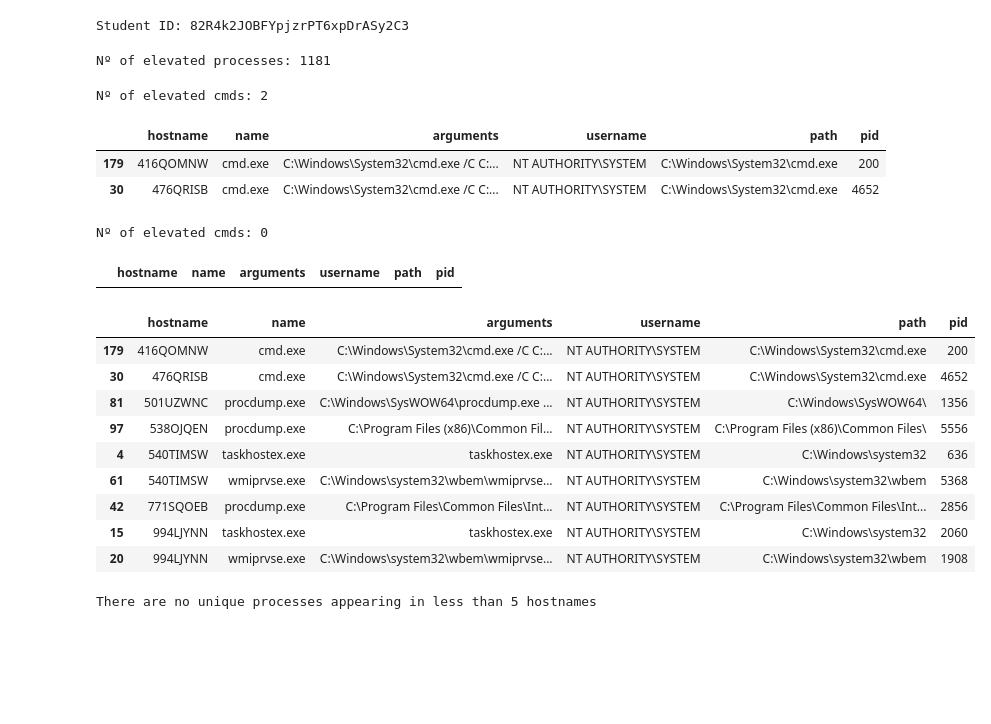
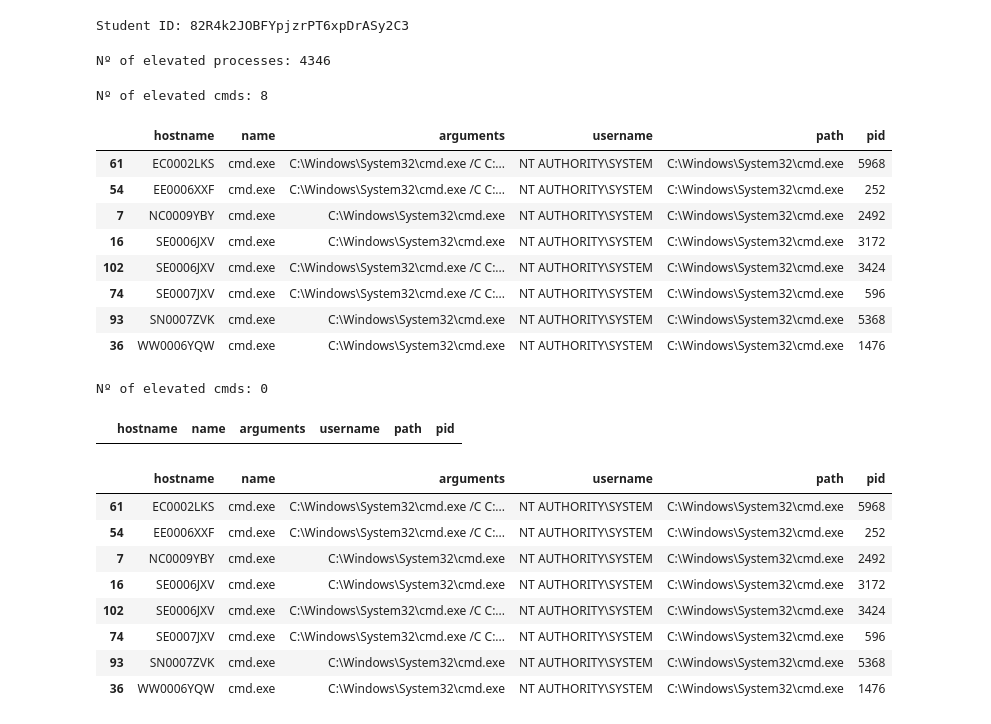
Before and after one commit to ValentinAvram/mosse_institute, a Jupyter notebook: Threat Hunting/hunt_PowerShell.ipynb, the cells around one changed output. Drawn from its saved outputs; the diff is of its cells as text; code cells hidden in the pictures; blank space fills up the shorter version.

```diff
--- a/Threat Hunting/hunt_PowerShell.ipynb
+++ b/Threat Hunting/hunt_PowerShell.ipynb
@@ -6,7 +6,7 @@ from IPython.display import display
 #dataset_1 = pq.ParquetDataset('dataset-1/w32processes')
 #dataset_2 = pq.ParquetDataset('dataset-2/w32processes')
 #dataset_3 = pq.ParquetDataset('dataset-3/w32processes')
-dataset_4 = pq.ParquetDataset('dataset-1/w32processes')
+dataset_4 = pq.ParquetDataset('../dataset-4/w32processes')
 
 #table_1 = dataset_1.read()
 #table_2 = dataset_2.read()
@@ -34,7 +34,7 @@ Student ID: 82R4k2JOBFYpjzrPT6xpDrASy2C3
 n_elevated_processes = df[df['username'].str.contains('NT AUTHORITY')]
 print('Nº of elevated processes: ' + str(len(n_elevated_processes)))
 # %% [output]
-Nº of elevated processes: 1181
+Nº of elevated processes: 4346
 # %%
 # Elevated powershell / cmd processes:
 elevated_consoles = n_elevated_processes[n_elevated_processes['name'].str.contains('cmd')]
@@ -42,10 +42,16 @@ print('Nº of elevated cmds: ' + str(len(elevated_consoles)))
 
 display(elevated_consoles)
 # %% [output]
-Nº of elevated cmds: 2
+Nº of elevated cmds: 8
 |  | hostname | name | arguments | username | path | pid |
-| 179 | 416QOMNW | cmd.exe | C:\Windows\System32\cmd.exe /C C:... | NT AUTHORITY\SYSTEM | C:\Windows\System32\cmd.exe | 200 |
-| 30 | 476QRISB | cmd.exe | C:\Windows\System32\cmd.exe /C C:... | NT AUTHORITY\SYSTEM | C:\Windows\System32\cmd.exe | 4652 |
+| 61 | EC0002LKS | cmd.exe | C:\Windows\System32\cmd.exe /C C:... | NT AUTHORITY\SYSTEM | C:\Windows\System32\cmd.exe | 5968 |
+| 54 | EE0006XXF | cmd.exe | C:\Windows\System32\cmd.exe /C C:... | NT AUTHORITY\SYSTEM | C:\Windows\System32\cmd.exe | 252 |
+| 7 | NC0009YBY | cmd.exe | C:\Windows\System32\cmd.exe | NT AUTHORITY\SYSTEM | C:\Windows\System32\cmd.exe | 2492 |
+| 16 | SE0006JXV | cmd.exe | C:\Windows\System32\cmd.exe | NT AUTHORITY\SYSTEM | C:\Windows\System32\cmd.exe | 3172 |
+| 102 | SE0006JXV | cmd.exe | C:\Windows\System32\cmd.exe /C C:... | NT AUTHORITY\SYSTEM | C:\Windows\System32\cmd.exe | 3424 |
+| 74 | SE0007JXV | cmd.exe | C:\Windows\System32\cmd.exe /C C:... | NT AUTHORITY\SYSTEM | C:\Windows\System32\cmd.exe | 596 |
+| 93 | SN0007ZVK | cmd.exe | C:\Windows\System32\cmd.exe | NT AUTHORITY\SYSTEM | C:\Windows\System32\cmd.exe | 5368 |
+| 36 | WW0006YQW | cmd.exe | C:\Windows\System32\cmd.exe | NT AUTHORITY\SYSTEM | C:\Windows\System32\cmd.exe | 1476 |
 # %%
 elevated_consoles = n_elevated_processes[n_elevated_processes['name'].str.contains('powershell')]
 print('Nº of elevated cmds: ' + str(len(elevated_consoles)))
@@ -55,26 +61,24 @@ display(elevated_consoles)
 Nº of elevated cmds: 0
 |  | hostname | name | arguments | username | path | pid |
 # %%
-# Count on how many different hostnames appears each process
-host_count = n_elevated_processes.groupby('name')['hostname'].nunique()
+elevated = df[df['username'].str.upper().str.contains('SYSTEM|NT AUTHORITY')]
 
-# Rare processes, less than 5 hosts
-rare_procs = host_count[host_count < 5].index.tolist()
-rare_elevated = n_elevated_processes[n_elevated_processes['name'].isin(rare_procs)]
+
+host_count = elevated.groupby('name')['hostname'].nunique()
+
+# Less than 10 hosts
+rare_procs = host_count[host_count < 10].index.tolist()
+rare_elevated = elevated[elevated['name'].isin(rare_procs)]
 
 display(rare_elevated)
-
-print('There are no unique processes appearing in less than 5 hostnames')
 # %% [output]
 |  | hostname | name | arguments | username | path | pid |
-| 179 | 416QOMNW | cmd.exe | C:\Windows\System32\cmd.exe /C C:... | NT AUTHORITY\SYSTEM | C:\Windows\System32\cmd.exe | 200 |
-| 30 | 476QRISB | cmd.exe | C:\Windows\System32\cmd.exe /C C:... | NT AUTHORITY\SYSTEM | C:\Windows\System32\cmd.exe | 4652 |
-| 81 | 501UZWNC | procdump.exe | C:\Windows\SysWOW64\procdump.exe ... | NT AUTHORITY\SYSTEM | C:\Windows\SysWOW64\ | 1356 |
-| 97 | 538OJQEN | procdump.exe | C:\Program Files (x86)\Common Fil... | NT AUTHORITY\SYSTEM | C:\Program Files (x86)\Common Files\ | 5556 |
-| 4 | 540TIMSW | taskhostex.exe | taskhostex.exe | NT AUTHORITY\SYSTEM | C:\Windows\system32 | 636 |
-| 61 | 540TIMSW | wmiprvse.exe | C:\Windows\system32\wbem\wmiprvse... | NT AUTHORITY\SYSTEM | C:\Windows\system32\wbem | 5368 |
-| 42 | 771SQOEB | procdump.exe | C:\Program Files\Common Files\Int... | NT AUTHORITY\SYSTEM | C:\Program Files\Common Files\Int... | 2856 |
-| 15 | 994LJYNN | taskhostex.exe | taskhostex.exe | NT AUTHORITY\SYSTEM | C:\Windows\system32 | 2060 |
-| 20 | 994LJYNN | wmiprvse.exe | C:\Windows\system32\wbem\wmiprvse... | NT AUTHORITY\SYSTEM | C:\Windows\system32\wbem | 1908 |
+| 61 | EC0002LKS | cmd.exe | C:\Windows\System32\cmd.exe /C C:... | NT AUTHORITY\SYSTEM | C:\Windows\System32\cmd.exe | 5968 |
+| 54 | EE0006XXF | cmd.exe | C:\Windows\System32\cmd.exe /C C:... | NT AUTHORITY\SYSTEM | C:\Windows\System32\cmd.exe | 252 |
+| 7 | NC0009YBY | cmd.exe | C:\Windows\System32\cmd.exe | NT AUTHORITY\SYSTEM | C:\Windows\System32\cmd.exe | 2492 |
+| 16 | SE0006JXV | cmd.exe | C:\Windows\System32\cmd.exe | NT AUTHORITY\SYSTEM | C:\Windows\System32\cmd.exe | 3172 |
+| 102 | SE0006JXV | cmd.exe | C:\Windows\System32\cmd.exe /C C:... | NT AUTHORITY\SYSTEM | C:\Windows\System32\cmd.exe | 3424 |
+| 74 | SE0007JXV | cmd.exe | C:\Windows\System32\cmd.exe /C C:... | NT AUTHORITY\SYSTEM | C:\Windows\System32\cmd.exe | 596 |
+| 93 | SN0007ZVK | cmd.exe | C:\Windows\System32\cmd.exe | NT AUTHORITY\SYSTEM | C:\Windows\System32\cmd.exe | 5368 |
+| 36 | WW0006YQW | cmd.exe | C:\Windows\System32\cmd.exe | NT AUTHORITY\SYSTEM | C:\Windows\System32\cmd.exe | 1476 |
-There are no unique processes appearing in less than 5 hostnames
 # %%
```
Also changed, not shown: parts of 2 cells of this notebook, 8 other files.
